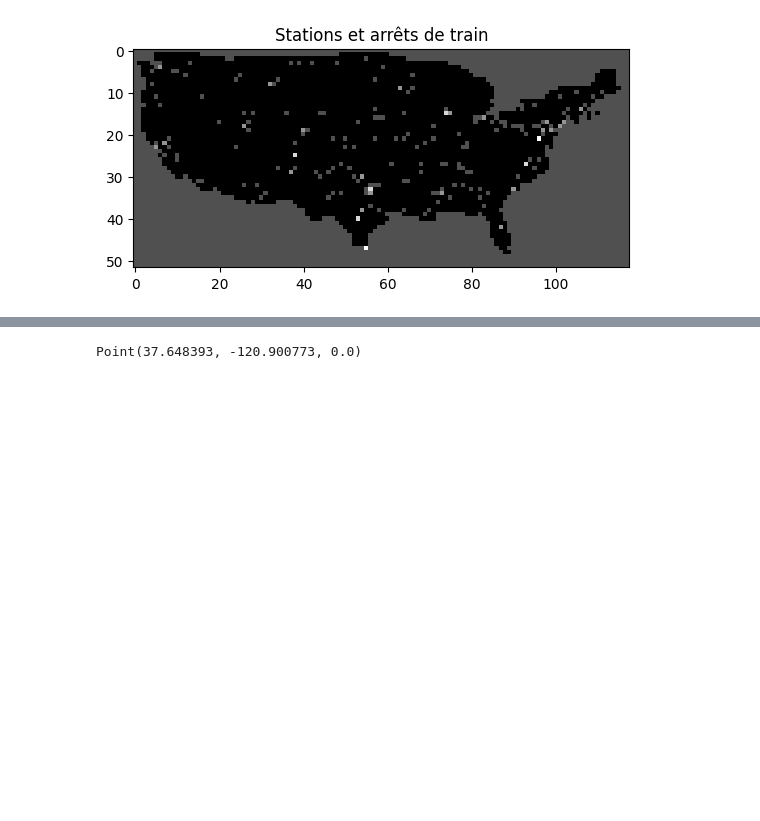
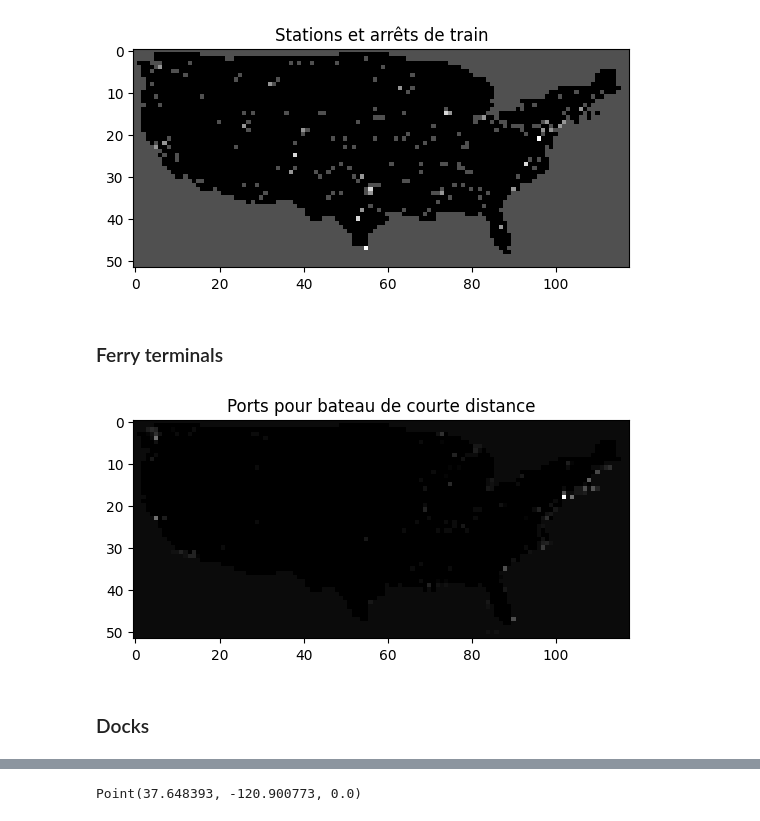
Before and after one commit to felixpoirier1/I3C, a Jupyter notebook: layers.ipynb, the cells around one changed output, grey strips where cells are left out. Cells and saved outputs as stored; diff of their text form; code cells hidden in the pictures; blank space fills up the shorter version.

```diff
--- a/layers.ipynb
+++ b/layers.ipynb
@@ -344,3 +369,16 @@ plt.imshow(territory - rlrd_map*territory, cmap="Greys");
 [figure]
 # %%
 save_map(rlrd_map, "rlrd_nodes")
+# %% [markdown]
+### Ferry terminals
+# %%
+ferry = pd.read_csv("data/Ferry_Terminals.csv")
+ferry = ferry[["longitude", "latitude"]]
+ferry["val"] = 1
+save_clean(ferry, "val", "ferry_clean")
+# %%
+ferry_map = populate(xmap, ferry.longitude.to_list(), ferry.latitude.to_list(), ferry.val.to_list())
+plt.title("Ports pour bateau de courte distance")
+plt.imshow(territory*2 - ferry_map, cmap="Greys");
+# %% [output]
+[figure, added]
@@ -346,0 +387,2 @@ save_map(rlrd_map, "rlrd_nodes")
+# %% [markdown]
+### Docks
```
Also changed, not shown: parts of 13 cells of this notebook, 7 other files.
